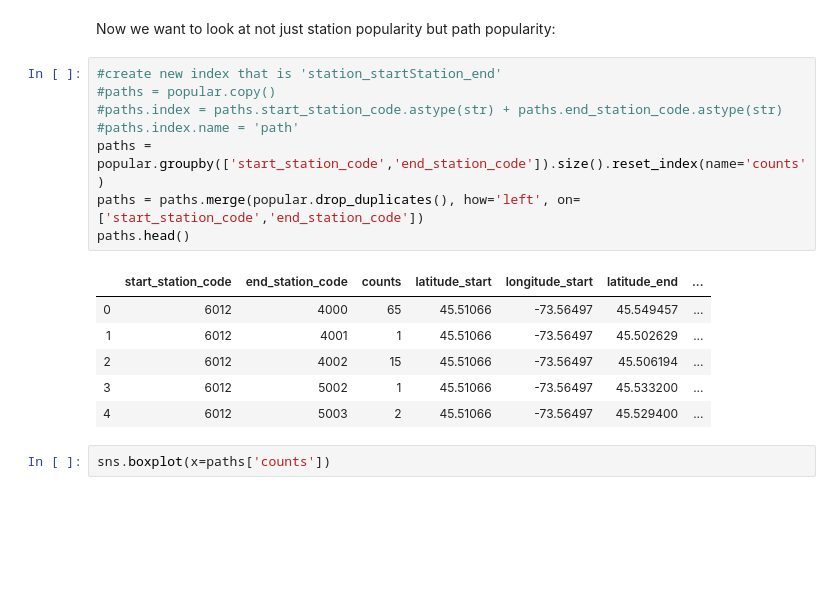
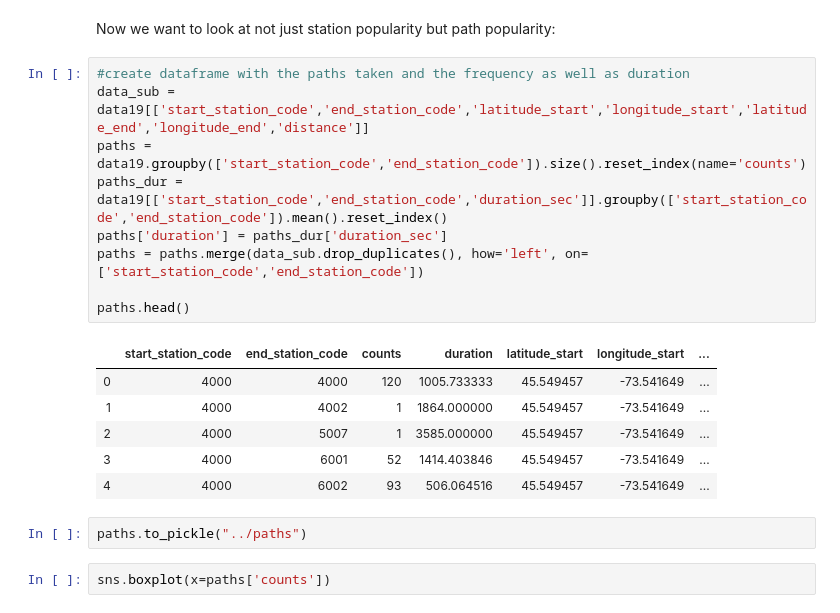
Before and after one commit to daviskia/ada-project-deep-penguin, a Jupyter notebook: BixiAnalysis.ipynb, the cells around one changed output. Saved outputs shown, nothing was run; the diff lists cells and outputs as text; blank space fills up the shorter version.

Commit message:
new paths df

```diff
--- a/BixiAnalysis.ipynb
+++ b/BixiAnalysis.ipynb
@@ -227,21 +248,24 @@ hm
 [interactive output not drawn]
 # %% [markdown]
 Now we want to look at not just station popularity but path popularity:
-# %%
-#create new index that is 'station_startStation_end'
-#paths = popular.copy()
-#paths.index = paths.start_station_code.astype(str) + paths.end_station_code.astype(str)
-#paths.index.name = 'path'
-paths = popular.groupby(['start_station_code','end_station_code']).size().reset_index(name='counts')
-paths = paths.merge(popular.drop_duplicates(), how='left', on=['start_station_code','end_station_code'])
-paths.head()
-# %% [output]
-|  | start_station_code | end_station_code | counts | latitude_start | longitude_start | latitude_end | ... |
-| 0 | 6012 | 4000 | 65 | 45.51066 | -73.56497 | 45.549457 | ... |
-| 1 | 6012 | 4001 | 1 | 45.51066 | -73.56497 | 45.502629 | ... |
-| 2 | 6012 | 4002 | 15 | 45.51066 | -73.56497 | 45.506194 | ... |
-| 3 | 6012 | 5002 | 1 | 45.51066 | -73.56497 | 45.533200 | ... |
-| 4 | 6012 | 5003 | 2 | 45.51066 | -73.56497 | 45.529400 | ... |
+# %%
+#create dataframe with the paths taken and the frequency as well as duration
+data_sub = data19[['start_station_code','end_station_code','latitude_start','longitude_start','latitude_end','longitude_end','distance']]
+paths = data19.groupby(['start_station_code','end_station_code']).size().reset_index(name='counts')
+paths_dur = data19[['start_station_code','end_station_code','duration_sec']].groupby(['start_station_code','end_station_code']).mean().reset_index()
+paths['duration'] = paths_dur['duration_sec']
+paths = paths.merge(data_sub.drop_duplicates(), how='left', on=['start_station_code','end_station_code'])
+
+paths.head()
+# %% [output]
+|  | start_station_code | end_station_code | counts | duration | latitude_start | longitude_start | ... |
+| 0 | 4000 | 4000 | 120 | 1005.733333 | 45.549457 | -73.541649 | ... |
+| 1 | 4000 | 4002 | 1 | 1864.000000 | 45.549457 | -73.541649 | ... |
+| 2 | 4000 | 5007 | 1 | 3585.000000 | 45.549457 | -73.541649 | ... |
+| 3 | 4000 | 6001 | 52 | 1414.403846 | 45.549457 | -73.541649 | ... |
+| 4 | 4000 | 6002 | 93 | 506.064516 | 45.549457 | -73.541649 | ... |
+# %%
+paths.to_pickle("../paths")
 # %%
 sns.boxplot(x=paths['counts'])
 # %% [output]
```
Also changed, not shown: parts of 2 cells of this notebook, 1 other file.
